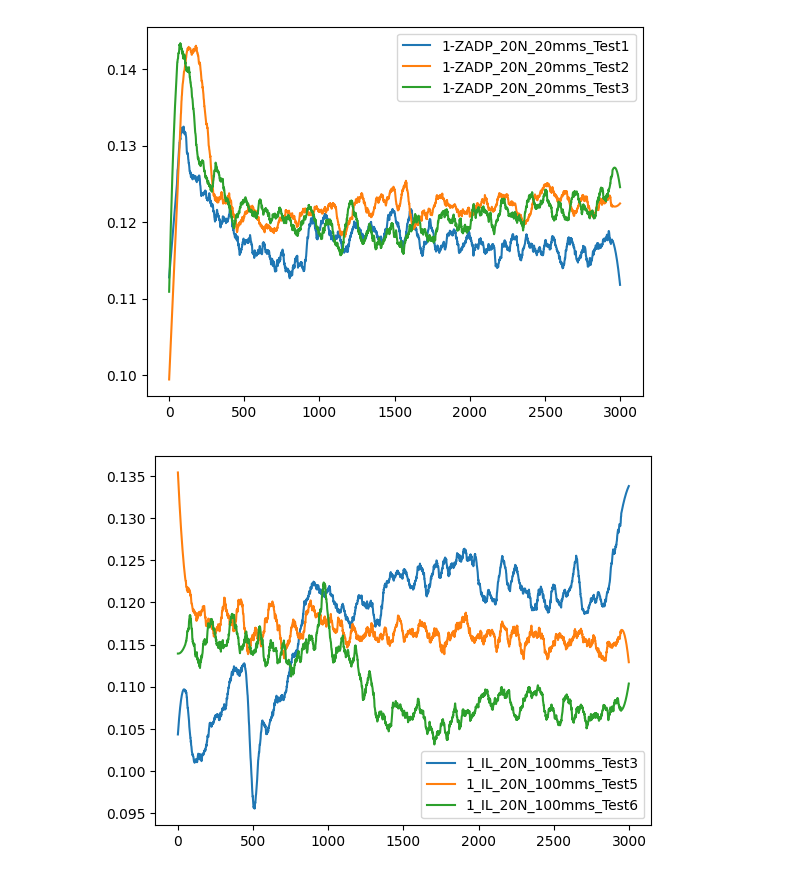
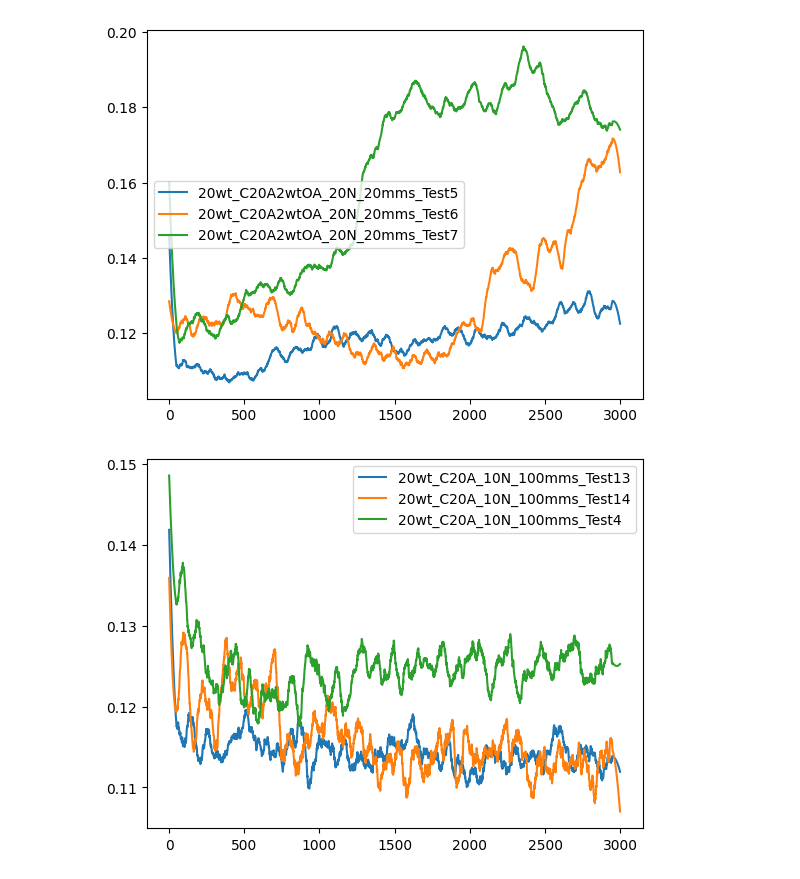
Before and after one commit to nick0413/Automated_AFM_analysis, a Jupyter notebook: Tribometer_data/post_processing.ipynb, the cells around one changed output. Cells and saved outputs as stored; diff of their text form; code cells hidden in the pictures.

```diff
--- a/Tribometer_data/post_processing.ipynb
+++ b/Tribometer_data/post_processing.ipynb
@@ -47,7 +47,7 @@ class Tribo_file:
 
 
 
-folder = 'DATA'
+folder = 'OA_Project_Tests_CoF'
 
 files_in_folder = os.listdir(folder)
 print(f" Found {len(files_in_folder)} files in {folder}")
@@ -111,7 +111,7 @@ for speed in speeds:
 
 rows_total=[]
 total_dfs=[]
-with pd.ExcelWriter('output.xlsx') as writer:
+with pd.ExcelWriter(f'{folder}.xlsx') as writer:
 	for df,speed  in zip(speed_sheets,speeds):
 		rows_total=[]
 
@@ -175,7 +159,7 @@ Requirement already satisfied: numpy<2.3,>=1.22.4 in c:\users\alber\appdata\roam
 import matplotlib.pyplot as plt
 
 for column in sg_smoothing.columns:
-    if '20N' in column:
+    if '20N' or '10N' in column:
         plt.plot(sg_smoothing[column],label=column)
         plt.legend()
 # %% [output]
@@ -183,9 +167,37 @@ for column in sg_smoothing.columns:
 # %%
+bad_tests = {'OA_Project_Tests_CoF':['20wt_C20A2wtOA_10N_100mms_Test11', \
+                       '20wt_C20A_20N_100mms_Test2', \
+                        '20wt_C20A_20N_20mms_Test8', \
+                        '20wt_C20A2wtOA_20N_20mms_Test7'], \
+
+            'PAO_IL_ZDDP_CoF': ['0-OA0_20N_100mms_test2', \
+                                '1_IL_20N_100mms_Test5', \
+                                '1_IL_20N_20mms_Test2', \
+                                '1_IL_20N_20mms_Test1']}
+
+avg_CoF_tests = {'OA_Project_Tests_CoF':['20wt_C20A_10N_20mms_Test6', \
+                                         '20wt_C20A_10N_100mms_Test14' \
+                                         '20wt_C20A_20N_20mms_Test16new', \
+                                         '20wt_C20A_20N_100mms_Test12', \
+                                        '20wt_C20A2wtOA_10N_20mms_Test8' \
+                                        '20wt_C20A2wtOA_10N_100mms_Test4',
+                                        '20wt_C20A2wtOA_20N_20mms_Test6',
+                                        '20wt_C20A2wtOA_20N_100mms_Test17new'], \
+
+                 'PAO_IL_ZDDP_CoF': ['0-OA0_10N_20mms_test1', \
+                                     '0-OA0_10N_100mms_test3', \
+                                     '0-OA0_20N_20mms_test1', \
+                                     '0-OA0_20N_100mms_test1']}
+
 pattern = r'(_test|_Test).*'
 unique_names = {}
 
 for column in sg_smoothing.columns:
-    if '20N' in column:
+    if '10mms' in column:
+         continue
+    if '20N' or '10N' in column:
+    # if '20N' in column:
+
         # Apply the regex pattern to get the unique name
         unique_name = re.sub(pattern, '', column)
         # Check if the unique name is already a key in the dictionary
@@ -196,11 +208,14 @@ for column in sg_smoothing.columns:
                 # Create a new entry with the unique name as the key and a list containing the original column name
                 unique_names[unique_name] = [column]
 
+os.makedirs(f'{folder}_Images', exist_ok=True)
+
 for (key, value) in unique_names.items():
     for spec_val in value:
         plt.plot(sg_smoothing[spec_val],label=spec_val)
     # plt.title(key)
     plt.legend()
+    # plt.savefig(os.path.join(f'{folder}_Images', f'{key}.png'))
     plt.show()
     # print(key, unique_names[key])
 
@@ -217,2 +232,2 @@ for (key, value) in unique_names.items():
-[figure, old version]
+[figure, new version]
-[figure, old version]
+[figure, new version]
```
Also changed, not shown: parts of 7 cells of this notebook.
